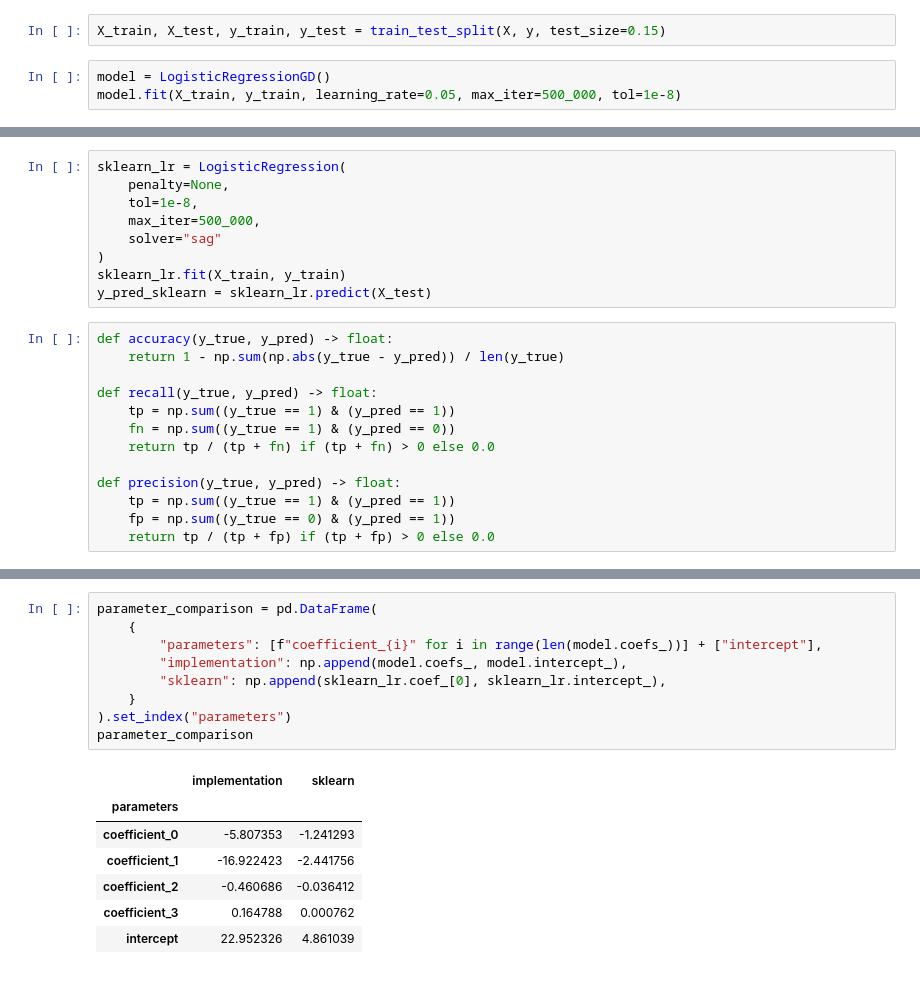
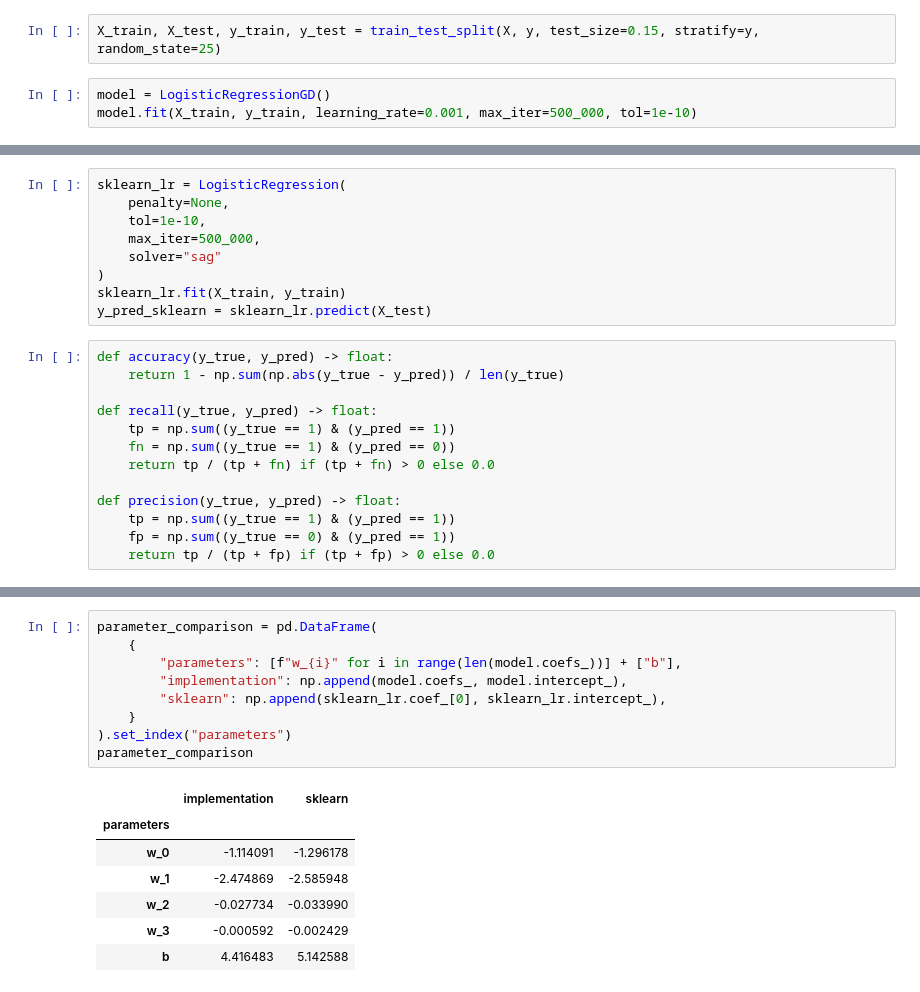
Before and after one commit to MaxiSmplx/gradient-descent, a Jupyter notebook: 2_machine_learning/logistic_regression.ipynb, the cells around one changed output, grey strips where cells are left out. Saved outputs shown, nothing was run; the diff lists cells and outputs as text.

```diff
--- a/2_machine_learning/logistic_regression.ipynb
+++ b/2_machine_learning/logistic_regression.ipynb
@@ -562,16 +568,16 @@ data.head()
 X = data.drop(columns=["Survived"])
 y = data["Survived"]
 # %%
-X_train, X_test, y_train, y_test = train_test_split(X, y, test_size=0.15)
+X_train, X_test, y_train, y_test = train_test_split(X, y, test_size=0.15, stratify=y, random_state=25)
 # %%
 model = LogisticRegressionGD()
-model.fit(X_train, y_train, learning_rate=0.05, max_iter=500_000, tol=1e-8)
+model.fit(X_train, y_train, learning_rate=0.001, max_iter=500_000, tol=1e-10)
 # %%
 y_pred = model.predict(X_test)
 # %%
 sklearn_lr = LogisticRegression(
     penalty=None,
-    tol=1e-8,
+    tol=1e-10,
     max_iter=500_000,
     solver="sag"
 )
@@ -608,17 +630,17 @@ metric_comparison
 # %%
 parameter_comparison = pd.DataFrame(
     {
-        "parameters": [f"coefficient_{i}" for i in range(len(model.coefs_))] + ["intercept"],
+        "parameters": [f"w_{i}" for i in range(len(model.coefs_))] + ["b"],
         "implementation": np.append(model.coefs_, model.intercept_),
         "sklearn": np.append(sklearn_lr.coef_[0], sklearn_lr.intercept_),
     }
 ).set_index("parameters")
 parameter_comparison
 # %% [output]
 |  | implementation | sklearn |
 | parameters |  |  |
-| coefficient_0 | -5.807353 | -1.241293 |
-| coefficient_1 | -16.922423 | -2.441756 |
-| coefficient_2 | -0.460686 | -0.036412 |
-| coefficient_3 | 0.164788 | 0.000762 |
-| intercept | 22.952326 | 4.861039 |
+| w_0 | -1.114091 | -1.296178 |
+| w_1 | -2.474869 | -2.585948 |
+| w_2 | -0.027734 | -0.033990 |
+| w_3 | -0.000592 | -0.002429 |
+| b | 4.416483 | 5.142588 |
```
Also changed, not shown: parts of 10 cells of this notebook.
